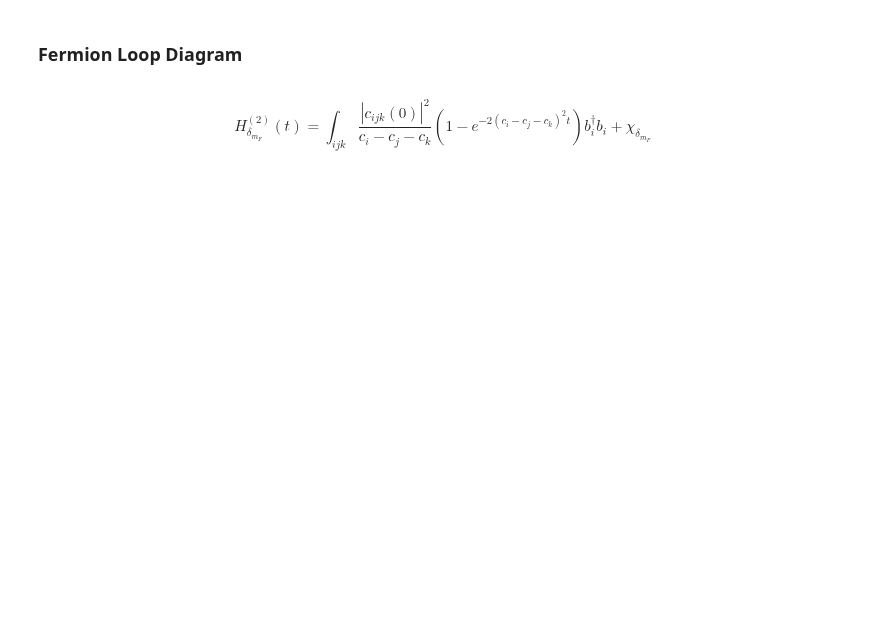
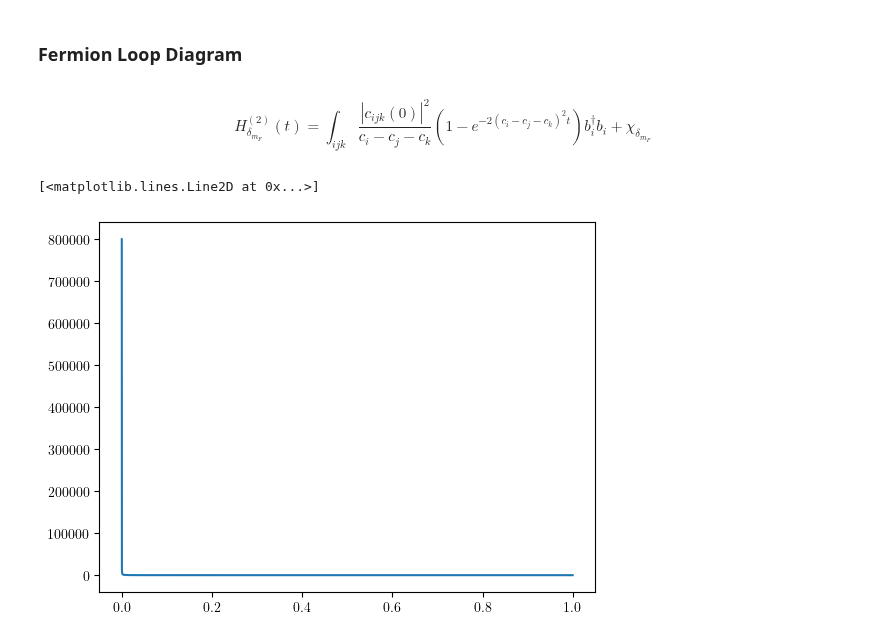
Before and after one commit to cgustin99/OpenParticle, a Jupyter notebook: models/Yukawa/yukawa.ipynb, the cells around one changed output. Drawn from its saved outputs; the diff is of its cells as text; code cells hidden in the pictures; blank space fills up the shorter version.

```diff
--- a/models/Yukawa/yukawa.ipynb
+++ b/models/Yukawa/yukawa.ipynb
@@ -348,4 +388,34 @@ def loop_diagram(t, Lambda = 200):
         result += g**2 / (2*L)**3 * loop
 
     return result
+# %%
+k1 = 100000.5
+tab_x = []
+nums = []
+dens = []
+for k2 in np.arange(1/2, k1, 1):
+    k3 = k1 - k2
+    tab_x.append(k2/k1)
+    Cnum = np.abs(2 * L * m_F * ubar(k1).dot(u(k2))[0][0])**2
+    Cden = -( m_F**2 / p(k1) - m_F**2 / p(k2) - m_B**2 / p(k3) ) * (p(k2) * p(k3)) / p(k1)
+    nums.append(Cnum)
+    dens.append(Cden)
+
+plt.plot(tab_x,nums)
+# plt.yscale('log')
+
+# k1 = 100.5
+# tab_x = []
+# nums = []
+# for k2 in np.arange(1/2, k1, 1):
+#     tab_x.append(k2/k1)
+#     Cnum = np.abs(2 * L * m_F * ubar(k1).dot(u(k2))[0][0])**2
+#     nums.append(Cnum)
+
+# plt.plot(tab_x, nums, 'o')
+
+# plt.ylim(0, 100)
+# %% [output]
+[<matplotlib.lines.Line2D at 0x...>]
+[figure, added]
 # %%
```
Also changed, not shown: parts of 11 cells of this notebook.
